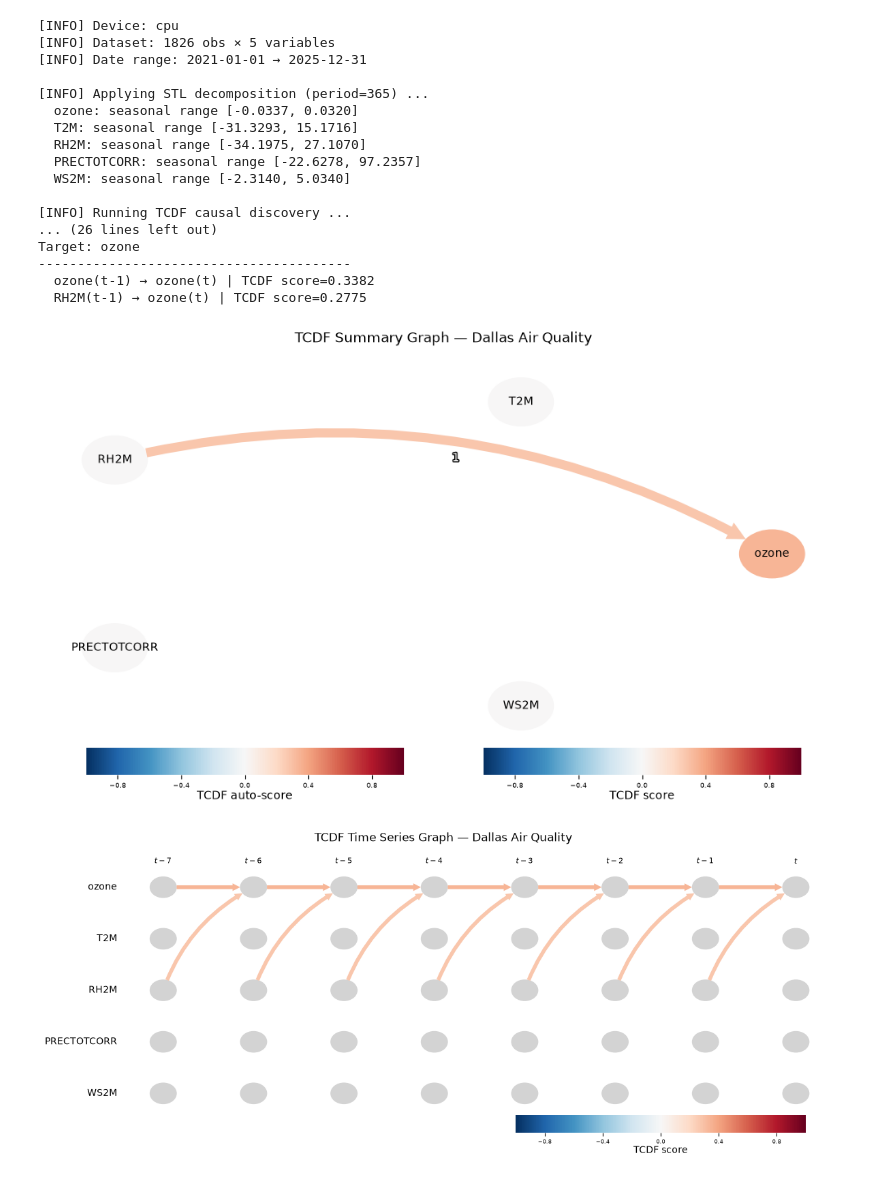
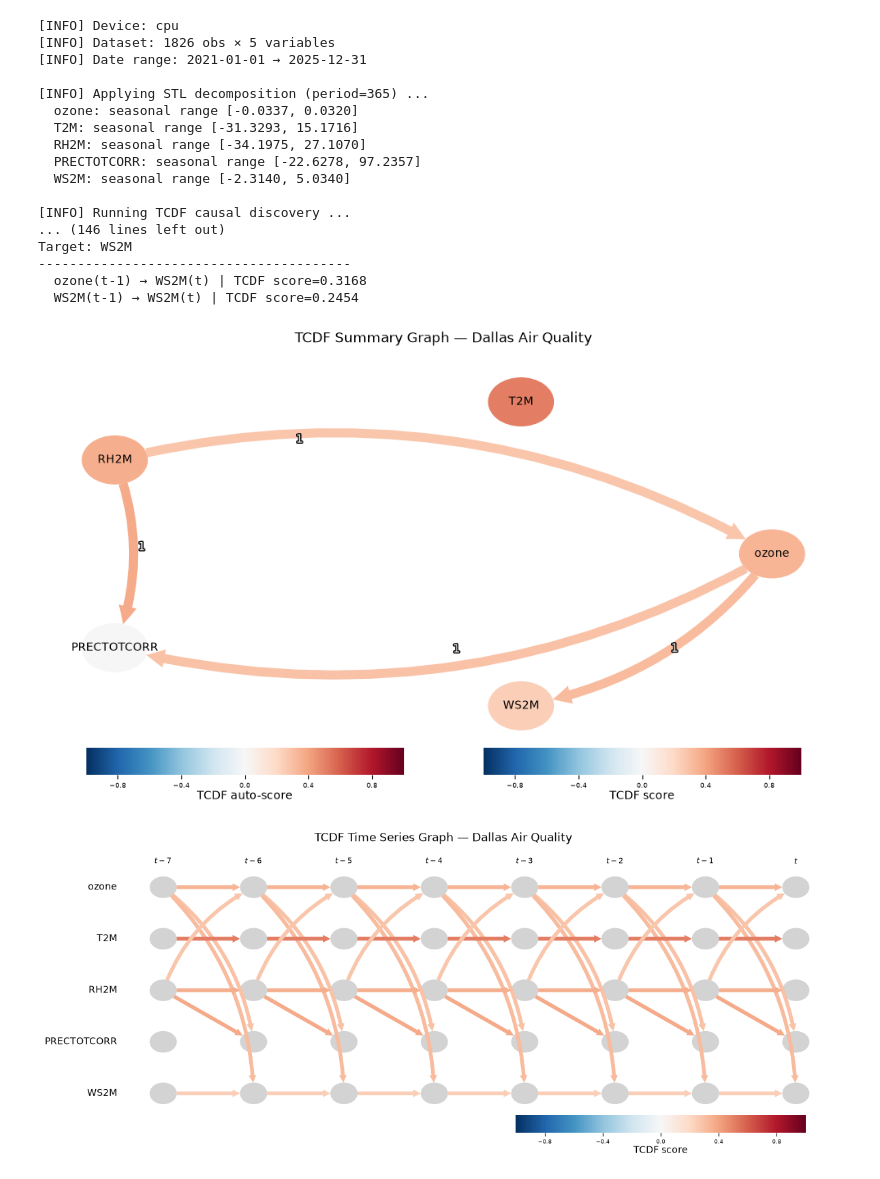
Before and after one commit to gowthamvsn/polarKD_Gowtham, a Jupyter notebook: cd_algorithm/tcdf.ipynb, the cells around one changed output. Cells and saved outputs as stored; diff of their text form; code cells hidden in the pictures.

```diff
--- a/cd_algorithm/tcdf.ipynb
+++ b/cd_algorithm/tcdf.ipynb
@@ -51,11 +51,11 @@ TARGET_VARS = ["ozone", "T2M", "RH2M", "PRECTOTCORR", "WS2M"]
 
 # TCDF neural settings  (matched to original repo defaults)
 SEED        = 42
-EPOCHS      = 300
+EPOCHS      = 500
 LR          = 0.01          # original uses 0.01
 KERNEL_SIZE = 4             # original default
 LEVELS      = 1             # num_levels (layers) in DepthwiseNet
-DILATION_C  = 4             # dilation coefficient, original default
+DILATION_C  =  2           # dilation coefficient, original default
 LOG_INTERVAL = 50
 
 # PIVM significance: validated.remove(idx) if testdiff > diff * significance
@@ -558,55 +558,55 @@ plt.show()
 # =============================================================================
 tp.plot_time_series_graph(
     val_matrix          = tcdf_val_matrix,
     graph               = tcdf_graph,
     var_names           = COLS,
     link_colorbar_label = "TCDF score",
     figsize             = (12, 5)
 )
 plt.suptitle("TCDF Time Series Graph — Dallas Air Quality", fontsize=12)
 plt.tight_layout()
 #plt.savefig(f"{FIGURE_DIR}tcdf_tsg.png", dpi=300, bbox_inches="tight")
 plt.show()
 
-# =============================================================================
-# 15. Source-lag score heatmap
-# =============================================================================
-for target_name in TARGET_VARS:
-    score_map = target_score_maps[target_name]
+# # =============================================================================
+# # 15. Source-lag score heatmap
+# # =============================================================================
+# for target_name in TARGET_VARS:
+#     score_map = target_score_maps[target_name]
 
-    plt.figure(figsize=(9, 4))
-    im = plt.imshow(score_map, aspect="auto", origin="upper")
-    plt.colorbar(im, label="Normalized TCDF score")
-    plt.xticks(
-        ticks  = np.arange(TAU_MAX),
-        labels = [f"t-{tau}" for tau in range(1, TAU_MAX + 1)]
-    )
-    plt.yticks(ticks=np.arange(len(COLS)), labels=COLS)
-    plt.xlabel("Lag")
-    plt.ylabel("Source variable")
-    plt.title(f"TCDF Source-Lag Score Heatmap — Target: {target_name}")
-    plt.tight_layout()
-    #plt.savefig(f"{FIGURE_DIR}tcdf_heatmap_{target_name}.png", dpi=300, bbox_inches="tight")
-    plt.show()
+#     plt.figure(figsize=(9, 4))
+#     im = plt.imshow(score_map, aspect="auto", origin="upper")
+#     plt.colorbar(im, label="Normalized TCDF score")
+#     plt.xticks(
+#         ticks  = np.arange(TAU_MAX),
+#         labels = [f"t-{tau}" for tau in range(1, TAU_MAX + 1)]
+#     )
+#     plt.yticks(ticks=np.arange(len(COLS)), labels=COLS)
+#     plt.xlabel("Lag")
+#     plt.ylabel("Source variable")
+#     plt.title(f"TCDF Source-Lag Score Heatmap — Target: {target_name}")
+#     plt.tight_layout()
+#     #plt.savefig(f"{FIGURE_DIR}tcdf_heatmap_{target_name}.png", dpi=300, bbox_inches="tight")
+#     plt.show()
 
 #print(f"\n[INFO] Figures saved → {FIGURE_DIR}")
 # %% [output]
 [INFO] Device: cpu
 [INFO] Dataset: 1826 obs × 5 variables
 [INFO] Date range: 2021-01-01 → 2025-12-31
 
 [INFO] Applying STL decomposition (period=365) ...
   ozone: seasonal range [-0.0337, 0.0320]
   T2M: seasonal range [-31.3293, 15.1716]
   RH2M: seasonal range [-34.1975, 27.1070]
   PRECTOTCORR: seasonal range [-22.6278, 97.2357]
   WS2M: seasonal range [-2.3140, 5.0340]
 
 [INFO] Running TCDF causal discovery ...
-... (26 lines left out)
-Target: ozone
+... (146 lines left out)
+Target: WS2M
 ----------------------------------------
-  ozone(t-1) → ozone(t) | TCDF score=0.3382
-  RH2M(t-1) → ozone(t) | TCDF score=0.2775
+  ozone(t-1) → WS2M(t) | TCDF score=0.3168
+  WS2M(t-1) → WS2M(t) | TCDF score=0.2454
-[figure, old version]
+[figure, new version]
-[figure, old version]
+[figure, new version]
```
Also changed, not shown: parts of 3 cells of this notebook, 1 other file.
